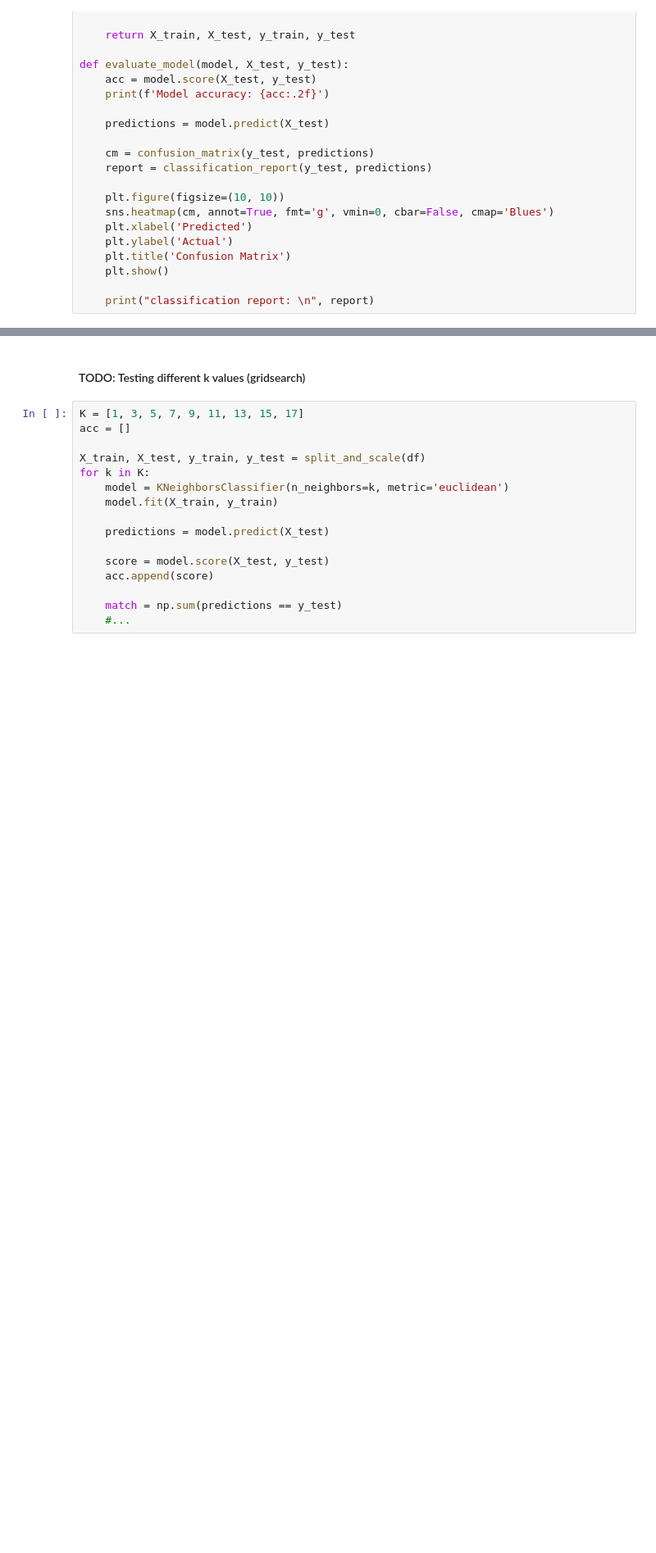
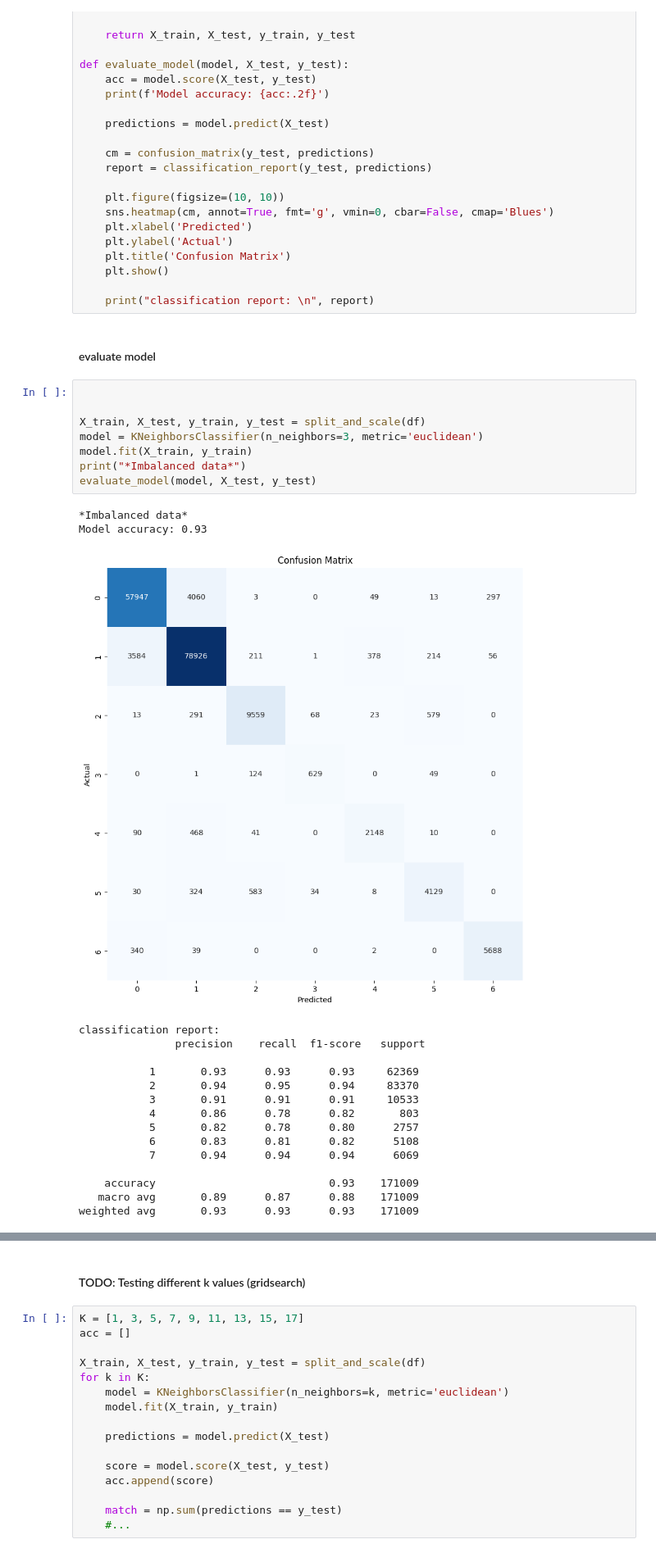
Before and after one commit to Joti3912/MLproj, a Jupyter notebook: Project/KNN.ipynb, the cells around one changed output, grey strips where cells are left out. Shown: that part at 82% size. Cells and saved outputs as stored; diff of their text form; blank space fills up the shorter version.

```diff
--- a/Project/KNN.ipynb
+++ b/Project/KNN.ipynb
@@ -54,3 +69,31 @@ def evaluate_model(model, X_test, y_test):
     plt.show()
 
     print("classification report: \n", report)
+# %% [markdown]
+#### evaluate model ####
+# %%
+
+
+X_train, X_test, y_train, y_test = split_and_scale(df)
+model = KNeighborsClassifier(n_neighbors=3, metric='euclidean')
+model.fit(X_train, y_train)
+print("*Imbalanced data*")
+evaluate_model(model, X_test, y_test)
+# %% [output]
+*Imbalanced data*
+Model accuracy: 0.93
+[figure, added]
+classification report:
+               precision    recall  f1-score   support
+
+           1       0.93      0.93      0.93     62369
+           2       0.94      0.95      0.94     83370
+           3       0.91      0.91      0.91     10533
+           4       0.86      0.78      0.82       803
+           5       0.82      0.78      0.80      2757
+           6       0.83      0.81      0.82      5108
+           7       0.94      0.94      0.94      6069
+
+    accuracy                           0.93    171009
+   macro avg       0.89      0.87      0.88    171009
+weighted avg       0.93      0.93      0.93    171009
```
Also changed, not shown: parts of 9 cells of this notebook, 1 other file.
